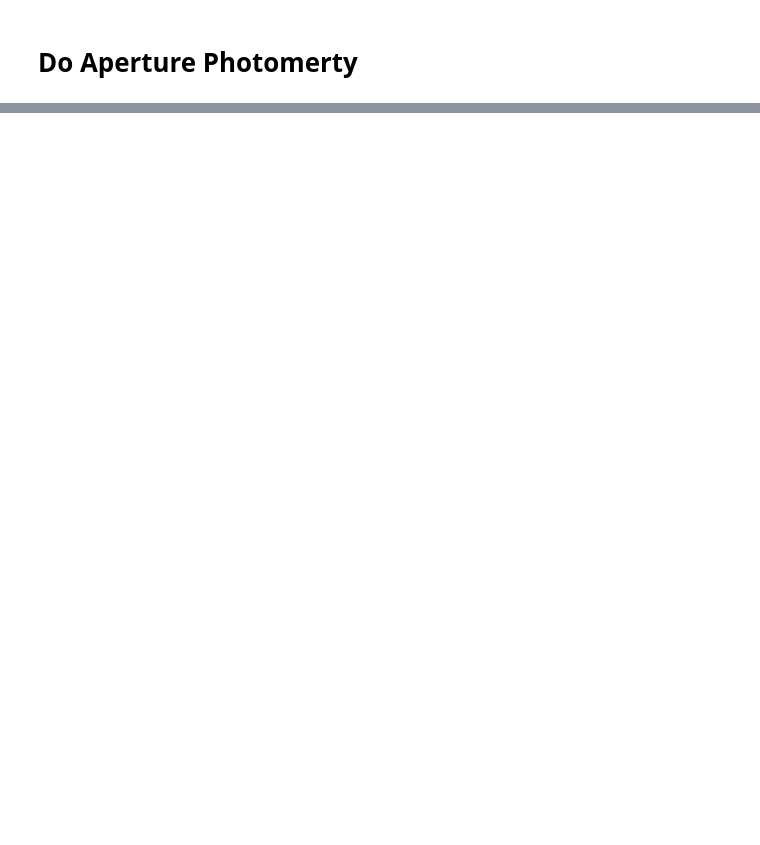
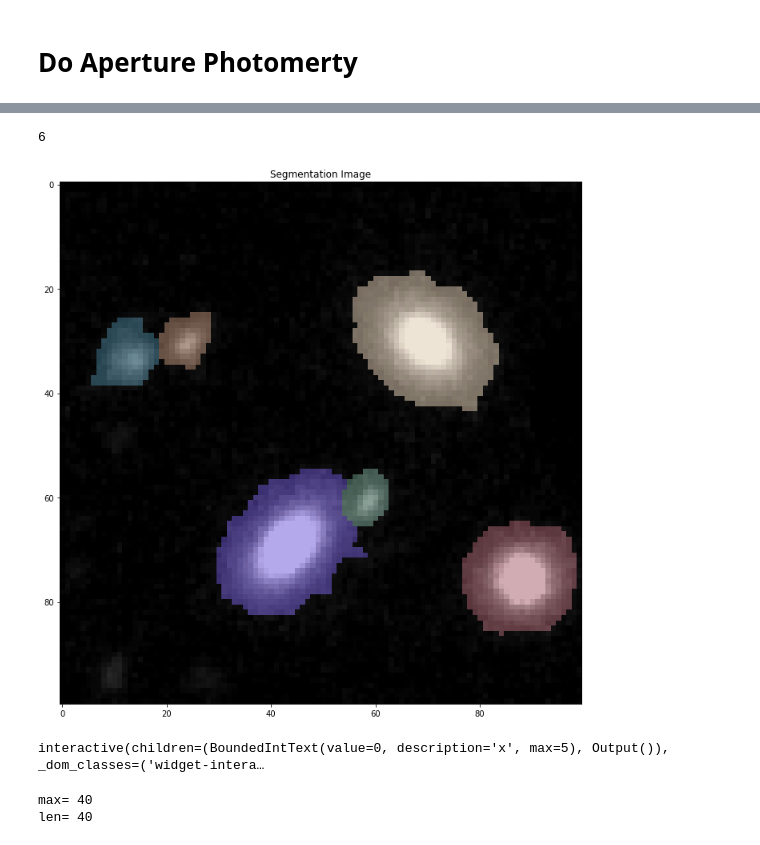
Before and after one commit to crawfordsm/lcbg, a Jupyter notebook: notebooks/find_lcbgs/petrosian_radius.ipynb, the cells around one changed output, grey strips where cells are left out. Saved outputs shown, nothing was run; the diff lists cells and outputs as text; code cells hidden in the pictures; blank space fills up the shorter version.

```diff
--- a/notebooks/find_lcbgs/petrosian_radius.ipynb
+++ b/notebooks/find_lcbgs/petrosian_radius.ipynb
@@ -498,0 +113,28 @@ array([ 1,  2,  3,  4,  5,  6,  7,  8,  9, 10, 11, 12, 13, 14, 16, 17, 18,
+# %%
+# Catalog
+# -------
+
+# Define detect threshold
+#nsigma = np.zeros_like(image) + image.data.mean()
+#nsigma = np.unique(detect_threshold(image.data, nsigma=1))[0]
+nsigma = noise_3_sigma
+#nsigma = noise_8_sigma
+
+# Make segmentation map
+segm = make_segments(image.data, nsigma=nsigma, kernel_size=4, fwhm=5, npixels=100)
+
+# Deblend segmentation map
+segm_deblend = deblend_segments(image.data, segm, contrast=0, kernel_size=4, fwhm=5, npixels=15)
+
+# Remove border sources
+#segm_deblend.remove_border_labels(5)
+
+# Make catalog
+cat = source_properties(image.data, segm_deblend, wcs=image.wcs)
+print(len(cat))
+
+plot_segments(segm_deblend, image.data, vmin=vmin, vmax=vmax)
+plt.show()
+# %% [output]
+6
+[figure, added]
@@ -498,0 +154,22 @@ array([ 1,  2,  3,  4,  5,  6,  7,  8,  9, 10, 11, 12, 13, 14, 16, 17, 18,
+# %%
+# Test out masked_segm_image
+def slider(x):
+    plt.imshow(masked_segm_image(cat[x], image, segm_deblend).data, vmin=vmin, vmax=vmax)
+    plt.show()
+
+widgets.interact(slider, x=widgets.BoundedIntText(min=0, max=len(cat)-1));
+# %% [output]
+interactive(children=(BoundedIntText(value=0, description='x', max=5), Output()), _dom_classes=('widget-intera…
+# %%
+# List of radii
+# -------------
+r_list = list(range(1, 41, 1))
+#r_list = np.logspace(np.log10(0.06),np.log10(14), 10) * u.arcsec # approximate isophotal extent
+#r_list = angular_to_pixel(r_list, wcs=image.wcs) # convert to pixels
+#r_list = np.unique(np.round(r_list).astype(int)) # convert to int
+
+print("max=", r_list[-1])
+print("len=", len(r_list))
+# %% [output]
+max= 40
+len= 40
```
Also changed, not shown: parts of 36 cells of this notebook.
